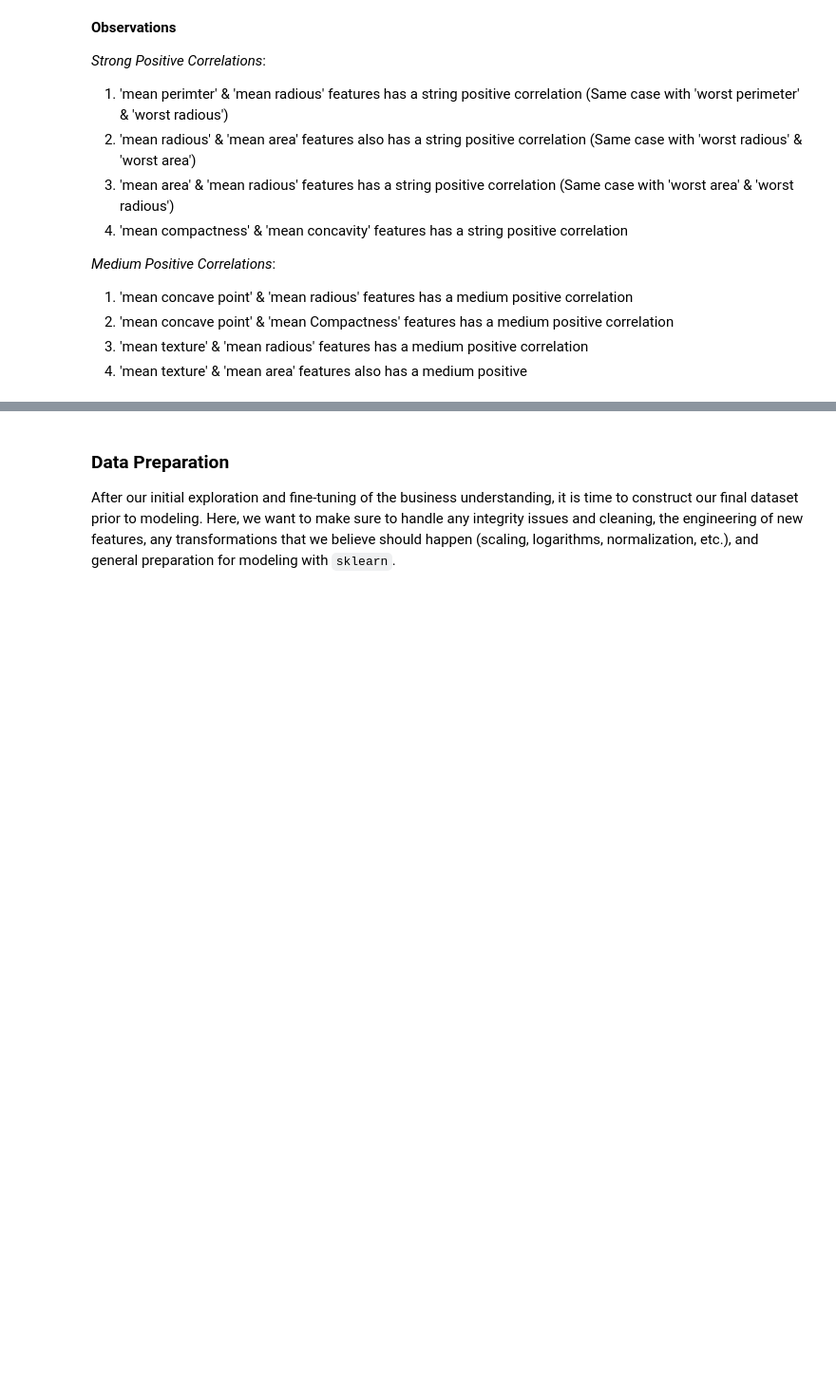
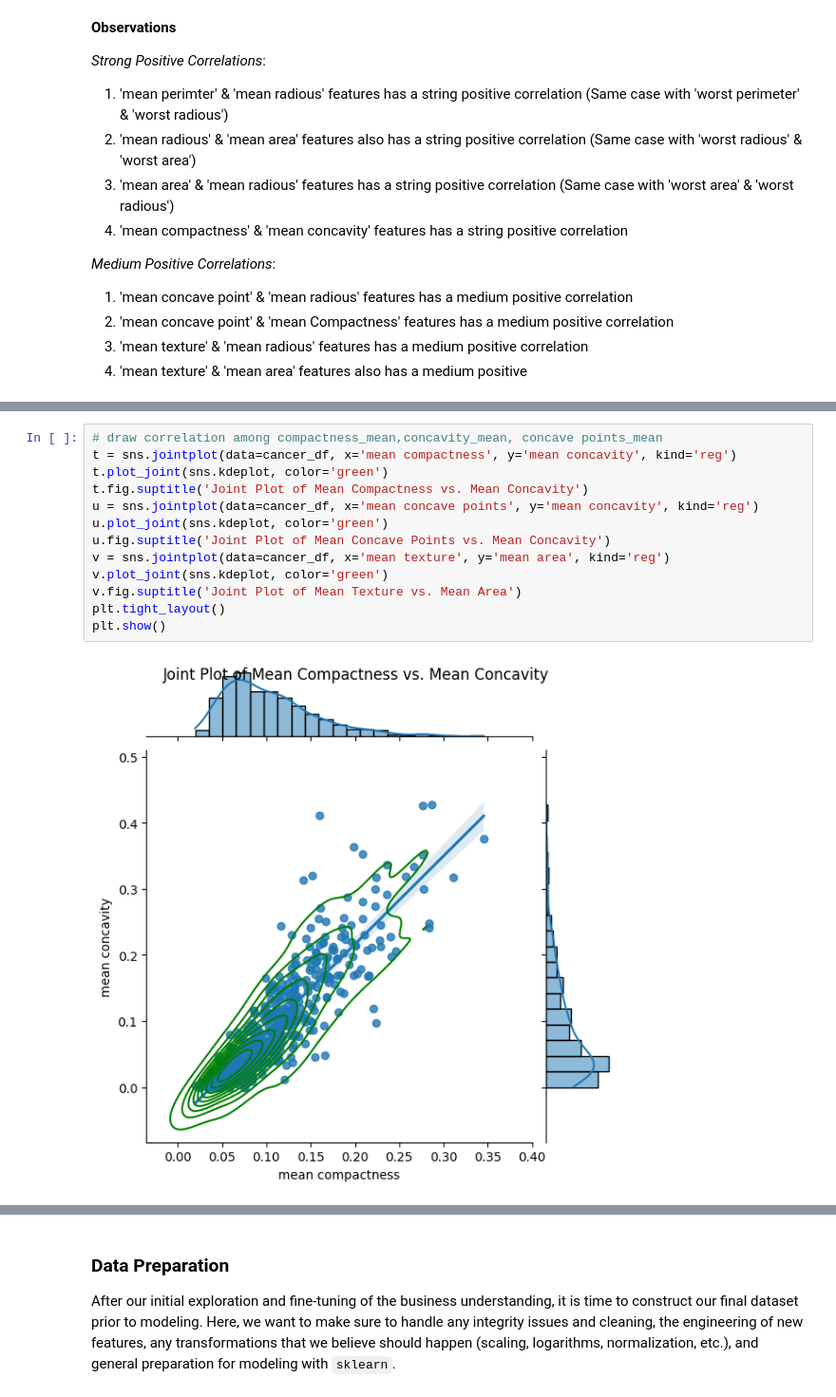
Before and after one commit to purnachand1186/Breast_Cancer_Analysis_ML, a Jupyter notebook: Breast_Cancer_Analysis.ipynb, the cells around one changed output, grey strips where cells are left out. Shown at 95% size. Cells and saved outputs as stored; diff of their text form; blank space fills up the shorter version.

```diff
--- a/Breast_Cancer_Analysis.ipynb
+++ b/Breast_Cancer_Analysis.ipynb
@@ -249,0 +262,15 @@ plt.show()
+# %%
+# draw correlation among compactness_mean,concavity_mean, concave points_mean
+t = sns.jointplot(data=cancer_df, x='mean compactness', y='mean concavity', kind='reg')
+t.plot_joint(sns.kdeplot, color='green')
+t.fig.suptitle('Joint Plot of Mean Compactness vs. Mean Concavity')
+u = sns.jointplot(data=cancer_df, x='mean concave points', y='mean concavity', kind='reg')
+u.plot_joint(sns.kdeplot, color='green')
+u.fig.suptitle('Joint Plot of Mean Concave Points vs. Mean Concavity')
+v = sns.jointplot(data=cancer_df, x='mean texture', y='mean area', kind='reg')
+v.plot_joint(sns.kdeplot, color='green')
+v.fig.suptitle('Joint Plot of Mean Texture vs. Mean Area')
+plt.tight_layout()
+plt.show()
+# %% [output]
+[figure, added]
```
Also changed, not shown: parts of 3 cells of this notebook.
